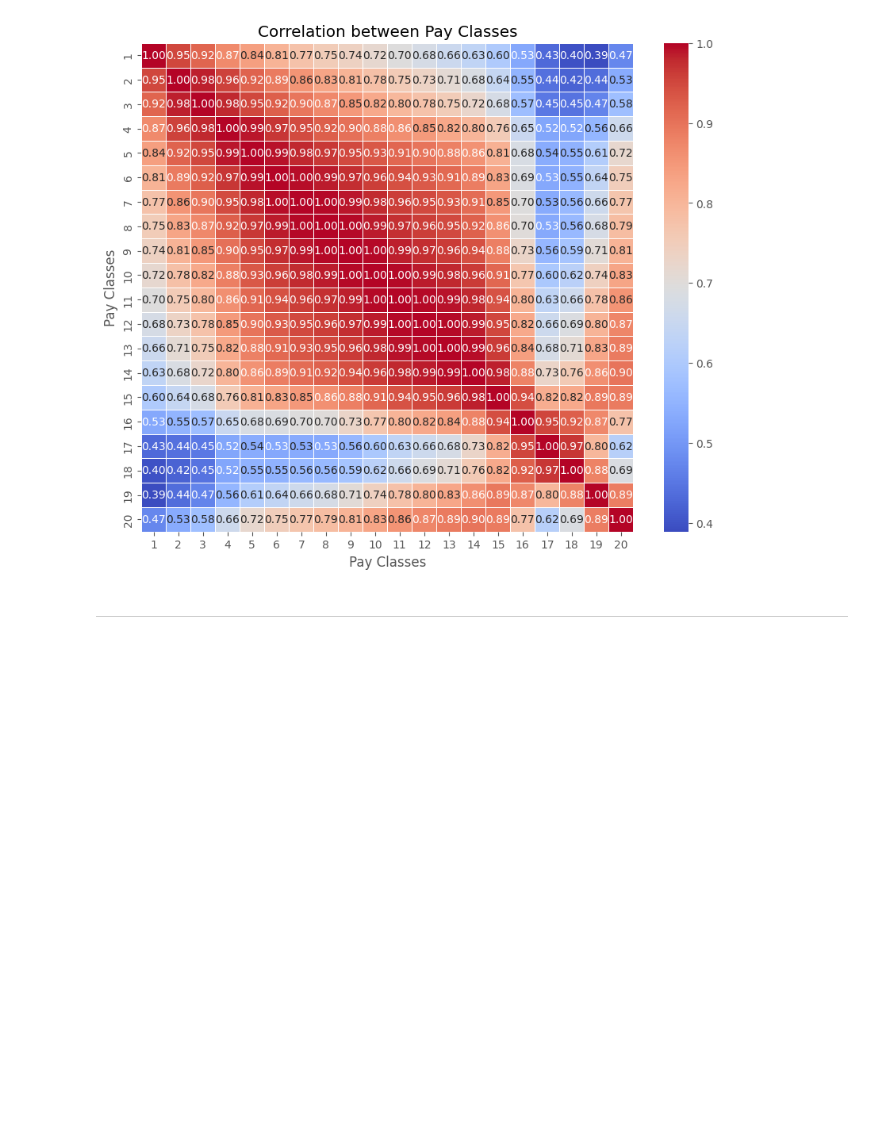
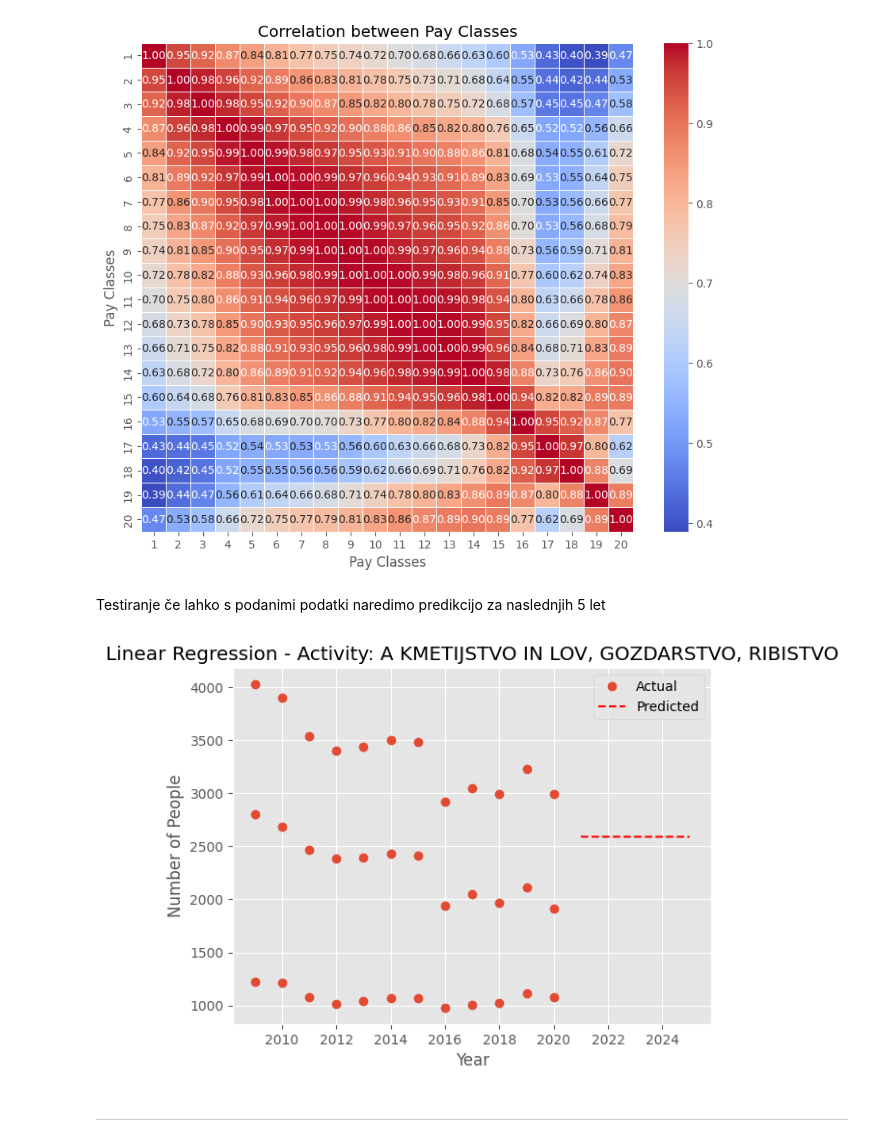
Before and after one commit to janljubic/PR22jlnfzkpmz, a Jupyter notebook: analiza/placa/placa.ipynb, the cells around one changed output. Drawn from its saved outputs; the diff is of its cells as text; code cells hidden in the pictures; blank space fills up the shorter version.

```diff
--- a/analiza/placa/placa.ipynb
+++ b/analiza/placa/placa.ipynb
@@ -208,6 +243,46 @@ plt.ylabel('Pay Classes')
 plt.show()
 # %% [output]
 [figure]
+# %% [markdown]
+Testiranje če lahko s podanimi podatki naredimo predikcijo za naslednjih 5 let
+# %%
+import pandas as pd
+from sklearn.linear_model import LinearRegression
+import matplotlib.pyplot as plt
+import numpy as np
+
+
+selected_activity = 'A KMETIJSTVO IN LOV, GOZDARSTVO, RIBISTVO'
+
+activity_data = neto_placa[neto_placa['SKD DEJAVNOST'] == selected_activity]
+
+
+X = activity_data['LETO'].values.reshape(-1, 1)
+y = activity_data['RAZRED NETO - SKUPAJ'].values
+
+
+train_size = int(len(X) * 0.8)  # 80% for training, 20% for testing
+X_train, X_test = X[:train_size], X[train_size:]
+y_train, y_test = y[:train_size], y[train_size:]
+
+
+model = LinearRegression()
+model.fit(X_train, y_train)
+
+
+next_years = np.arange(max(X) + 1, max(X) + 6).reshape(-1, 1)
+predictions = model.predict(next_years)
+
+
+plt.plot(X, y, 'o', label='Actual')
+plt.plot(next_years, predictions, 'r--', label='Predicted')
+plt.xlabel('Year')
+plt.ylabel('Number of People')
+plt.title('Linear Regression - Activity: ' + selected_activity)
+plt.legend()
+plt.show()
+# %% [output]
+[figure, added]
 # %% [markdown]
 ---
 # %% [markdown]
```
Also changed, not shown: parts of 3 cells of this notebook.
